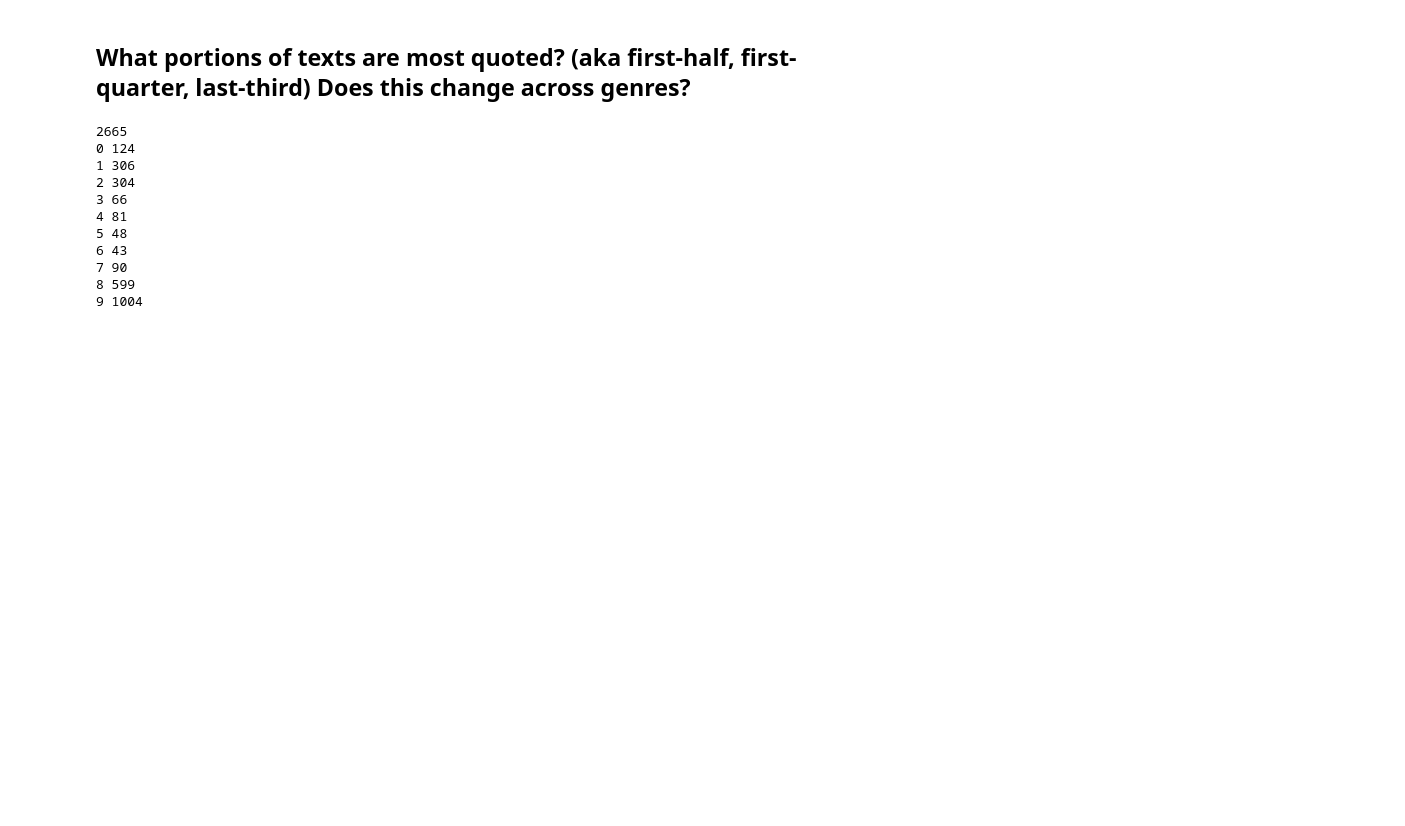
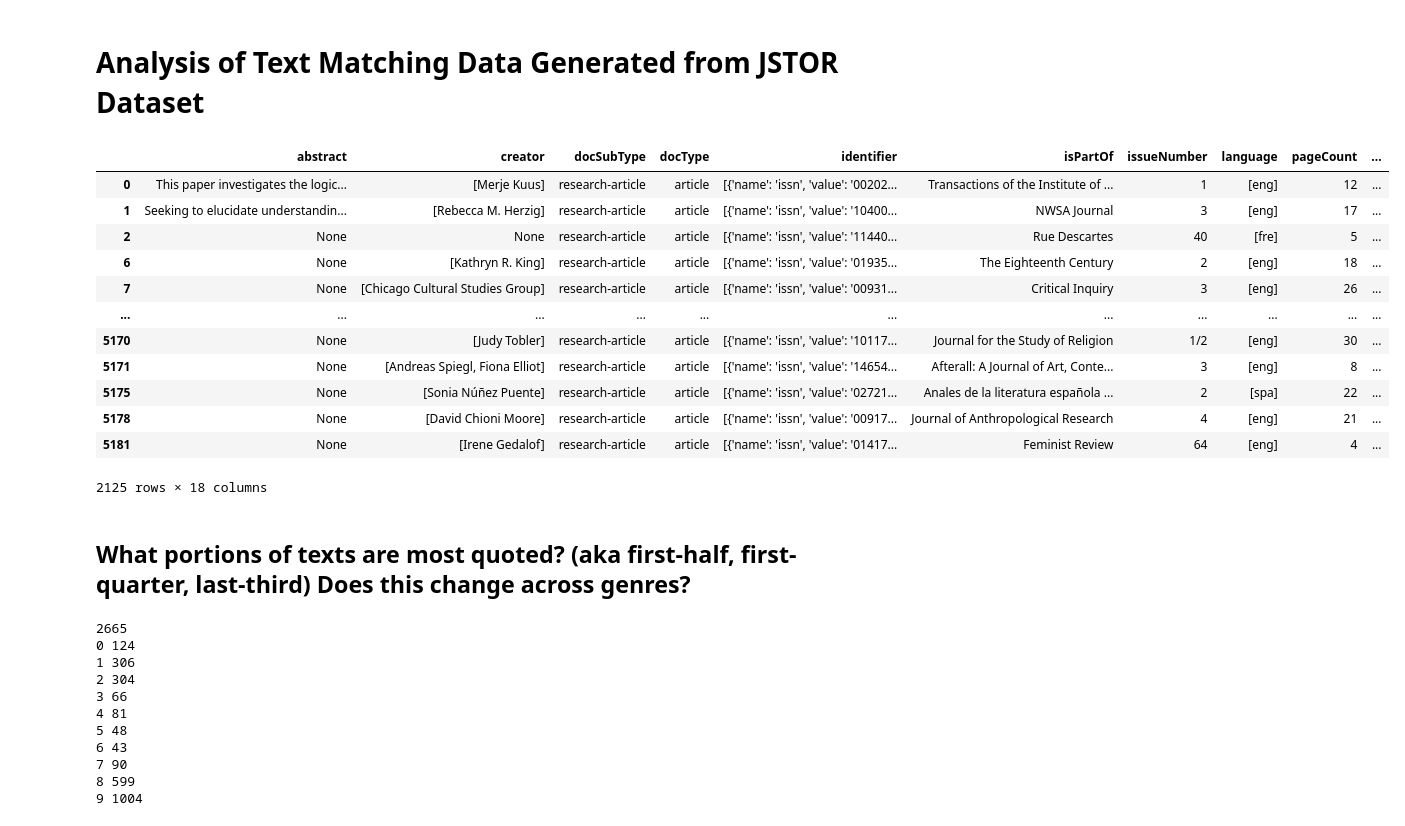
Before and after one commit to JonathanReeve/text-matcher, a Jupyter notebook: visualization/analyze_data.ipynb, the cells around one changed output. Cells and saved outputs as stored; diff of their text form; code cells hidden in the pictures; blank space fills up the shorter version.

```diff
--- a/visualization/analyze_data.ipynb
+++ b/visualization/analyze_data.ipynb
@@ -1,3 +1,5 @@
+# %% [markdown]
+# Analysis of Text Matching Data Generated from JSTOR Dataset
 # %%
 import pandas as pd
 import json
@@ -6,22 +8,37 @@ from pathlib import Path
 # %%
 text = '../visualization/gender_trouble_pages.txt'
 with open(text) as f:
     rawText = f.read()
 txt = Path(text).read_text()
 
 articles = '../text_matcher/finaldata.jsonl'
 with open(articles) as f:
     rawData = f.readlines()
 
 # Parse the data.
 data = [json.loads(line) for line in rawData]
 
 df = pd.DataFrame(data)
 # Drop the irrelevant columns and rows with no matches
 df = df.drop(['id', 'url', 'outputFormat', 'volumeNumber', 'subTitle', 'provider', 'datePublished', \
               'pagination', 'pageEnd', 'pageStart'], axis=1)
 articlesWithMatches = df[df['numMatches'].apply(lambda x: x > 0)]
 df = articlesWithMatches
+df
+# %% [output]
+|  | abstract | creator | docSubType | docType | identifier | isPartOf | issueNumber | language | pageCount | ... |
+| 0 | This paper investigates the logic... | [Merje Kuus] | research-article | article | [{'name': 'issn', 'value': '00202... | Transactions of the Institute of ... | 1 | [eng] | 12 | ... |
+| 1 | Seeking to elucidate understandin... | [Rebecca M. Herzig] | research-article | article | [{'name': 'issn', 'value': '10400... | NWSA Journal | 3 | [eng] | 17 | ... |
+| 2 | None | None | research-article | article | [{'name': 'issn', 'value': '11440... | Rue Descartes | 40 | [fre] | 5 | ... |
+| 6 | None | [Kathryn R. King] | research-article | article | [{'name': 'issn', 'value': '01935... | The Eighteenth Century | 2 | [eng] | 18 | ... |
+| 7 | None | [Chicago Cultural Studies Group] | research-article | article | [{'name': 'issn', 'value': '00931... | Critical Inquiry | 3 | [eng] | 26 | ... |
+| ... | ... | ... | ... | ... | ... | ... | ... | ... | ... | ... |
+| 5170 | None | [Judy Tobler] | research-article | article | [{'name': 'issn', 'value': '10117... | Journal for the Study of Religion | 1/2 | [eng] | 30 | ... |
+| 5171 | None | [Andreas Spiegl, Fiona Elliot] | research-article | article | [{'name': 'issn', 'value': '14654... | Afterall: A Journal of Art, Conte... | 3 | [eng] | 8 | ... |
+| 5175 | None | [Sonia Núñez Puente] | research-article | article | [{'name': 'issn', 'value': '02721... | Anales de la literatura española ... | 2 | [spa] | 22 | ... |
+| 5178 | None | [David Chioni Moore] | research-article | article | [{'name': 'issn', 'value': '00917... | Journal of Anthropological Research | 4 | [eng] | 21 | ... |
+| 5181 | None | [Irene Gedalof] | research-article | article | [{'name': 'issn', 'value': '01417... | Feminist Review | 64 | [eng] | 4 | ... |
+2125 rows × 18 columns
 # %% [markdown]
 ## What portions of texts are most quoted? (aka first-half, first-quarter, last-third) Does this change across genres?
 # %%
```
Also changed, not shown: parts of 5 cells of this notebook, 1 other file.
